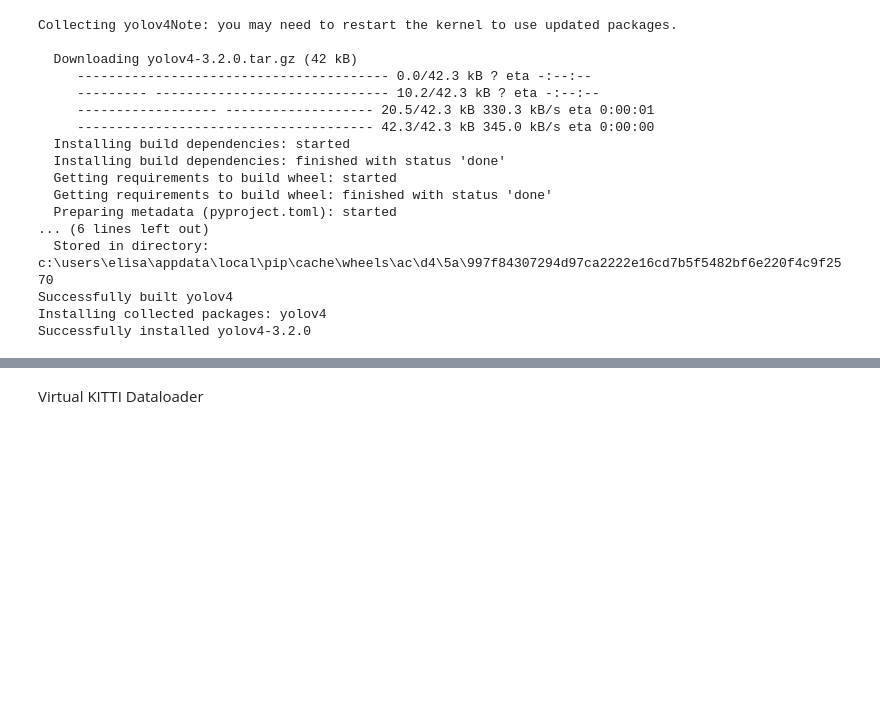
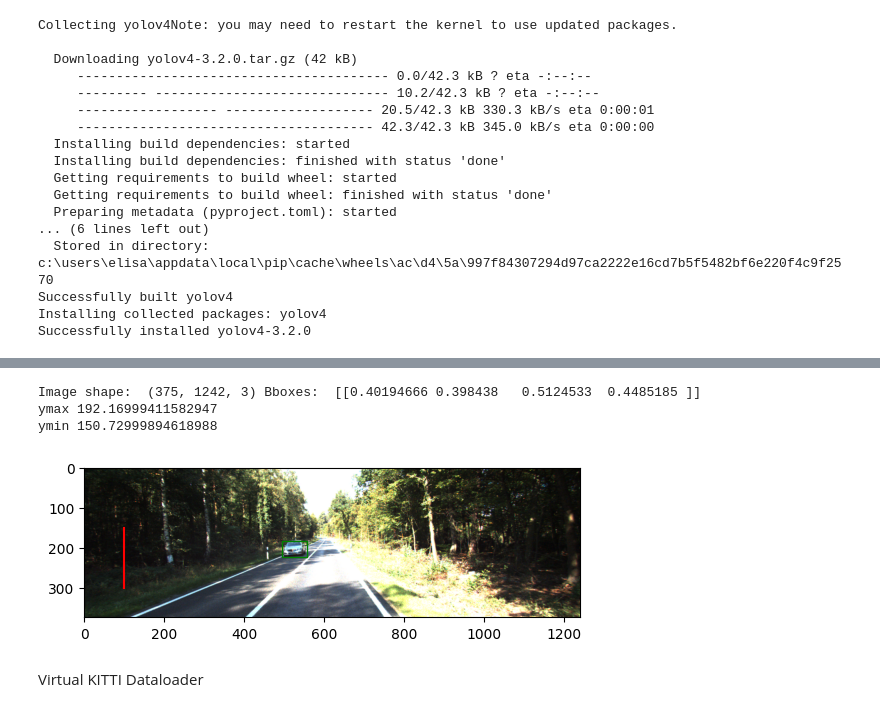
Before and after one commit to elihagen/EnhancingAI_Project, a Jupyter notebook: Programming/dataloader_new.ipynb, the cells around one changed output, grey strips where cells are left out. Saved outputs shown, nothing was run; the diff lists cells and outputs as text; code cells hidden in the pictures; blank space fills up the shorter version.

Commit message:
fix: bboxes KITTI

```diff
--- a/Programming/dataloader_new.ipynb
+++ b/Programming/dataloader_new.ipynb
@@ -224,4 +223,63 @@ Epoch 1/5
 KeyboardInterrupt:
+# %%
+import tensorflow as tf
+import tensorflow_datasets as tfds
+import matplotlib.pyplot as plt
+import matplotlib.patches as patches
+import numpy as np
+
+def plot_image_with_bbox(image, bboxes, orientations):
+    height, width, _ = image.shape
+    fig, ax = plt.subplots(1)
+
+    ax.imshow(image)
+
+    for bbox in bboxes:
+        if tf.reduce_all(tf.equal(bbox, 0)):
+            continue
+
+        ymin = bbox[0] * height
+        xmin = bbox[1] * width
+        ymax = bbox[2] * height
+        xmax = bbox[3] * width
+
+        bbox_width = xmax - xmin
+        bbox_height = ymax - ymin
+
+        print("ymax", ymax)
+        print("ymin", ymin)
+
+        rect = patches.Rectangle((xmin, height - ymax), bbox_width, bbox_height, linewidth=1, edgecolor='g', facecolor='none')
+        ax.add_patch(rect)
+        ax.plot([100, 100], [ymin, 300], color='red')
+
+
+    plt.show()
+
+def visualize_raw_data(dataset):
+    for example in dataset.take(1):
+        image = example['image'].numpy()
+        bboxes = example['objects']['bbox'].numpy()
+        orientations = example['objects']['dimensions'].numpy()
+        print("Image shape: ", image.shape, "Bboxes: ", bboxes)
+        # Plot image with ground truth bounding boxes and lines
+        plot_image_with_bbox(image, bboxes, orientations)
+
+def load_kitti_dataset_raw(split):
+    dataset = tfds.load('kitti', split=split)
+    return dataset
+
+def main():
+    raw_dataset = load_kitti_dataset_raw('train[:80%]')
+    visualize_raw_data(raw_dataset)
+
+if __name__ == "__main__":
+    main()
+# %% [output]
+Image shape:  (375, 1242, 3) Bboxes:  [[0.40194666 0.398438   0.5124533  0.4485185 ]]
+ymax 192.16999411582947
+ymin 150.72999894618988
+[figure, added]
 # %% [markdown]
 Virtual KITTI Dataloader
 # %%
```
Also changed, not shown: parts of 2 cells of this notebook.
